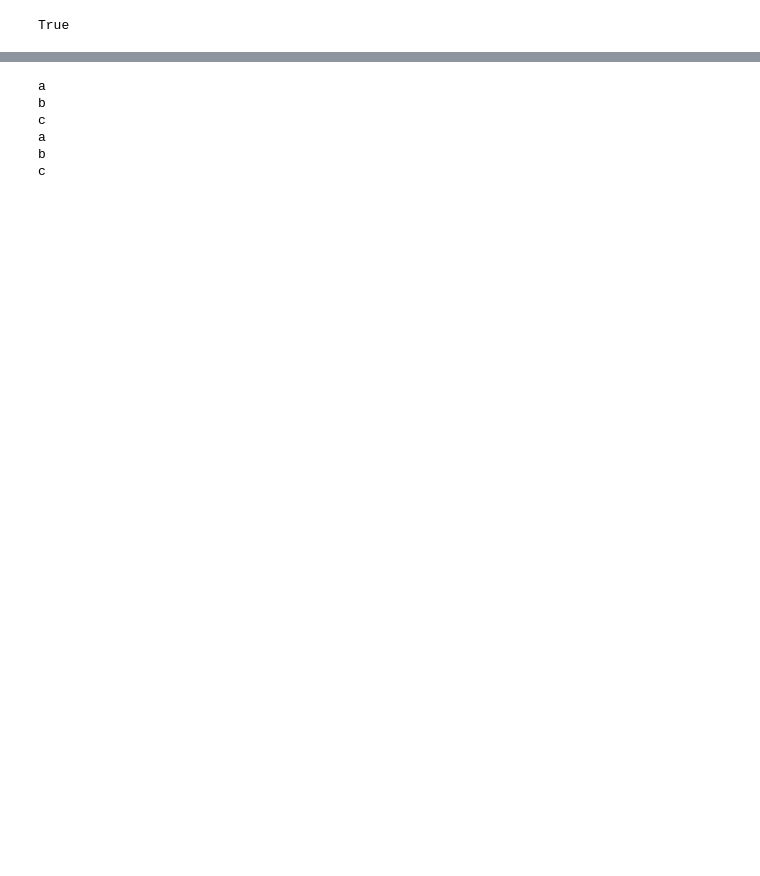
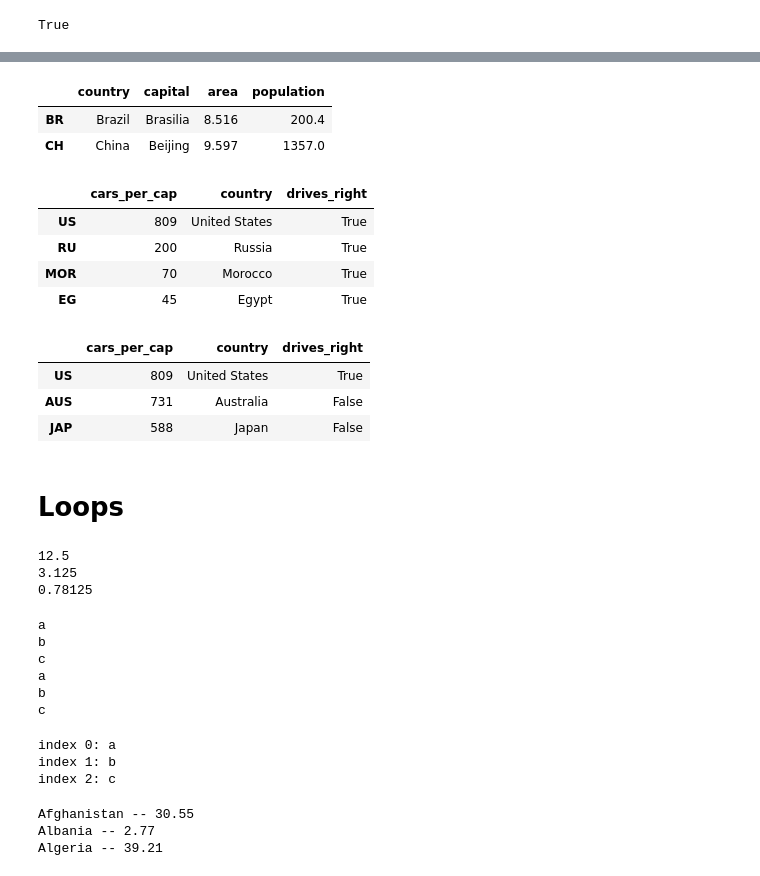
Before and after one commit to CaesarOG/DataCamp, a Jupyter notebook: Intermediate Python for Data Science.ipynb, the cells around one changed output, grey strips where cells are left out. Cells and saved outputs as stored; diff of their text form; code cells hidden in the pictures; blank space fills up the shorter version.

Commit message:
Almost done with Loops section of Intermediate course

```diff
--- a/Intermediate Python for Data Science.ipynb
+++ b/Intermediate Python for Data Science.ipynb
@@ -312,0 +383,35 @@ True
+# %%
+#area between 8 and 10.
+brics[ np.logical_and( brics["area"] > 8 , brics["area"] < 10 ) ]
+# %% [output]
+|  | country | capital | area | population |
+| BR | Brazil | Brasilia | 8.516 | 200.4 |
+| CH | China | Beijing | 9.597 | 1357.0 |
+# %%
+cars = pd.read_csv('./Datasets/Intermediate Python/cars.csv', index_col=0)
+cars[cars['drives_right']] #drives_right already bool array so subset cars.
+# %% [output]
+|  | cars_per_cap | country | drives_right |
+| US | 809 | United States | True |
+| RU | 200 | Russia | True |
+| MOR | 70 | Morocco | True |
+| EG | 45 | Egypt | True |
+# %%
+cars[cars['cars_per_cap'] > 500] #subset, rows more than 500 cars per capita.
+# %% [output]
+|  | cars_per_cap | country | drives_right |
+| US | 809 | United States | True |
+| AUS | 731 | Australia | False |
+| JAP | 588 | Japan | False |
+# %% [markdown]
+<h1>Loops</h1>
+# %%
+#while
+error = 50.0
+while error > 1: #keeps going until error < 1
+    error = error / 4 #simulate ML process where error cut into quarter each training epoch.
+    print(error) #trace code in your head, how outputs the 3 vals. after 3 runs it's < 1 so done.
+# %% [output]
+12.5
+3.125
+0.78125
@@ -329,3 +439,10 @@ c
 a
 b
 c
+# %%
+for idx, char in enumerate(x): #gets you both index and elt.
+    print("index "+str(idx) +": "+char) #don't have to str(char) already string.
+# %% [output]
+index 0: a
+index 1: b
+index 2: c
@@ -332,3 +457,15 @@ c
+# %%
+for key in world : #key name arbitrary.
+    key # for dict, trying to do two vars with in world gives error too many values to unpack
+#(expected 2) -> u want 2 but in world gives only keys.
+
+for key, value in world.items(): #how to get both keys and values
+    print(key+" -- "+str(value)) #again key/value arbitrary names, can both be anything.
+#remember print may be diff order, definition order not kept.
+# %% [output]
+Afghanistan -- 30.55
+Albania -- 2.77
+Algeria -- 39.21
 # %%
 from jupyterthemes import jtplot
 import numpy as np
```
Also changed, not shown: parts of 17 cells of this notebook, 1 other file.
